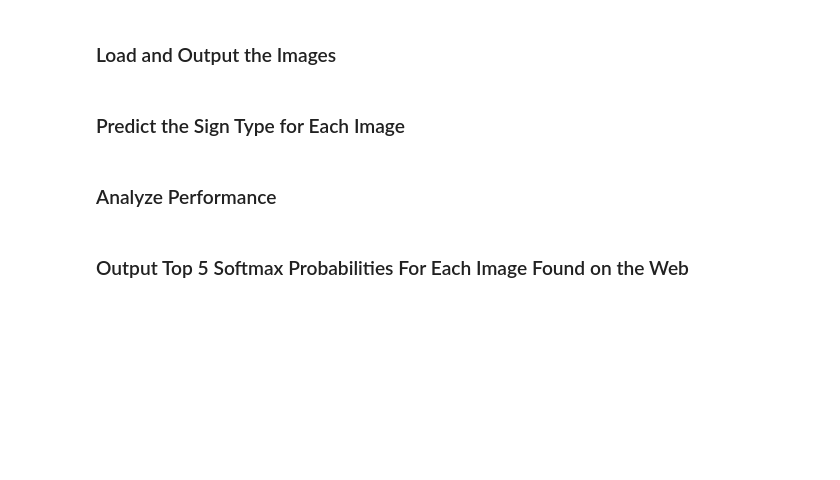
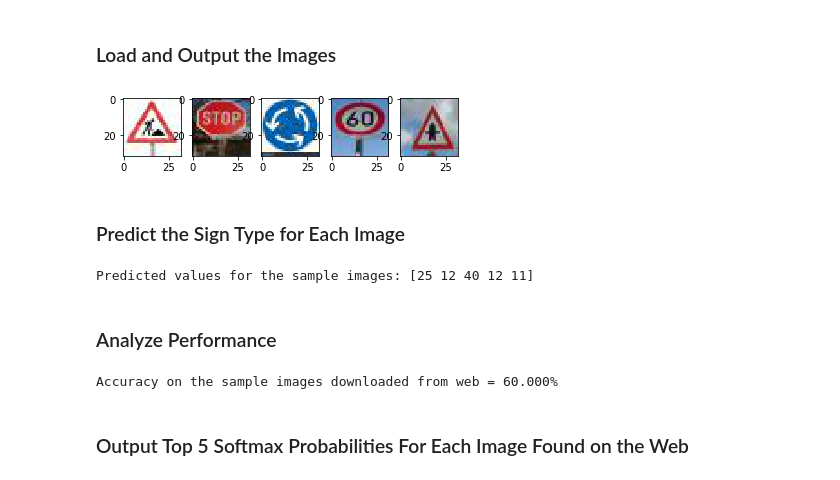
Before and after one commit to umeshpandey007/CarND-Traffic-Sign-Classifier-Project, a Jupyter notebook: Traffic_Sign_Classifier.ipynb, the cells around one changed output. Cells and saved outputs as stored; diff of their text form; code cells hidden in the pictures; blank space fills up the shorter version.

Commit message:
Trained model used on sample images downloaded from web and calculate accuracy.

```diff
--- a/Traffic_Sign_Classifier.ipynb
+++ b/Traffic_Sign_Classifier.ipynb
@@ -367,2 +364,26 @@ You may find `signnames.csv` useful as it contains mappings from the class id (i
+# %%
+### Load the images
+import matplotlib.image as mpimg
+import os
+import matplotlib.pyplot as plt
+
+web_images = os.listdir("web_examples/")
+num_example_images = len(web_images)
+proc_images = np.empty([num_example_images,32,32,3])
+
+image_num = 0
+
+#Preprocess and display the image
+for image_file in web_images:
+    image_name = "web_examples/" + image_file
+    input_img = mpimg.imread(image_name)
+    proc_images[image_num] = input_img
+    plt.subplot(1,5,image_num+1)
+    plt.imshow(input_img)
+    image_num += 1
+
+plt.show()
+# %% [output]
+[figure, added]
 # %% [markdown]
 ### Predict the Sign Type for Each Image
@@ -373,8 +390,30 @@ You may find `signnames.csv` useful as it contains mappings from the class id (i
+# %%
+#Normalize the images
+X_norm_example = np.empty_like(proc_images, dtype=np.float32)
+normalize(proc_images, X_norm_example, num_example_images)
+
+prediction_values = tf.argmax(logits, 1)
+
+with tf.Session() as sess:
+    saver.restore(sess, tf.train.latest_checkpoint('.'))
+    pred = sess.run(prediction_values, feed_dict={x:X_norm_example, keep_prob:1.0})
+
+print("Predicted values for the sample images:",pred)
+# %% [output]
+Predicted values for the sample images: [25 12 40 12 11]
 # %% [markdown]
 ### Analyze Performance
 # %%
 ### Calculate the accuracy for these 5 new images.
 ### For example, if the model predicted 1 out of 5 signs correctly, it's 20% accurate on these new images.
+
+actual_signs = [25,14,40,3,11]
+
+accuracy = (np.count_nonzero(np.equal(pred, actual_signs)) / 5.0) * 100.0
+
+print("Accuracy on the sample images downloaded from web = {:.3f}%".format(accuracy))
+# %% [output]
+Accuracy on the sample images downloaded from web = 60.000%
 # %% [markdown]
 ### Output Top 5 Softmax Probabilities For Each Image Found on the Web
 # %% [markdown]
```
Also changed, not shown: parts of 6 cells of this notebook, 5 other files.
